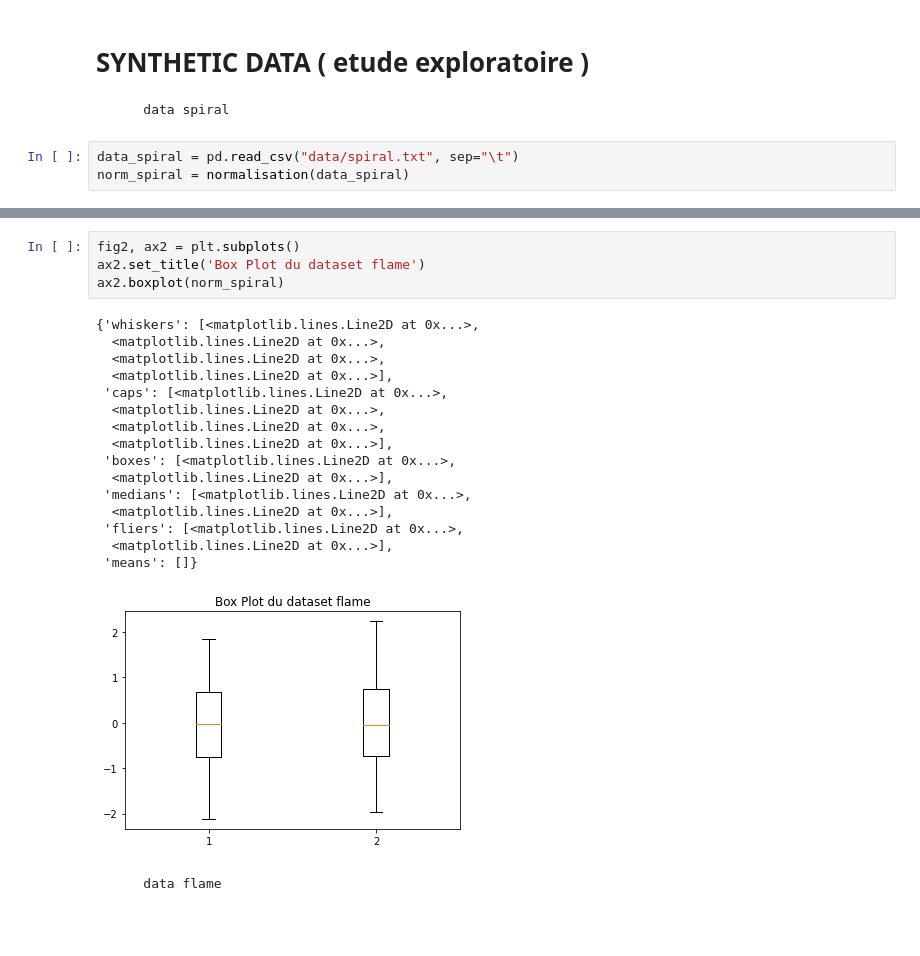
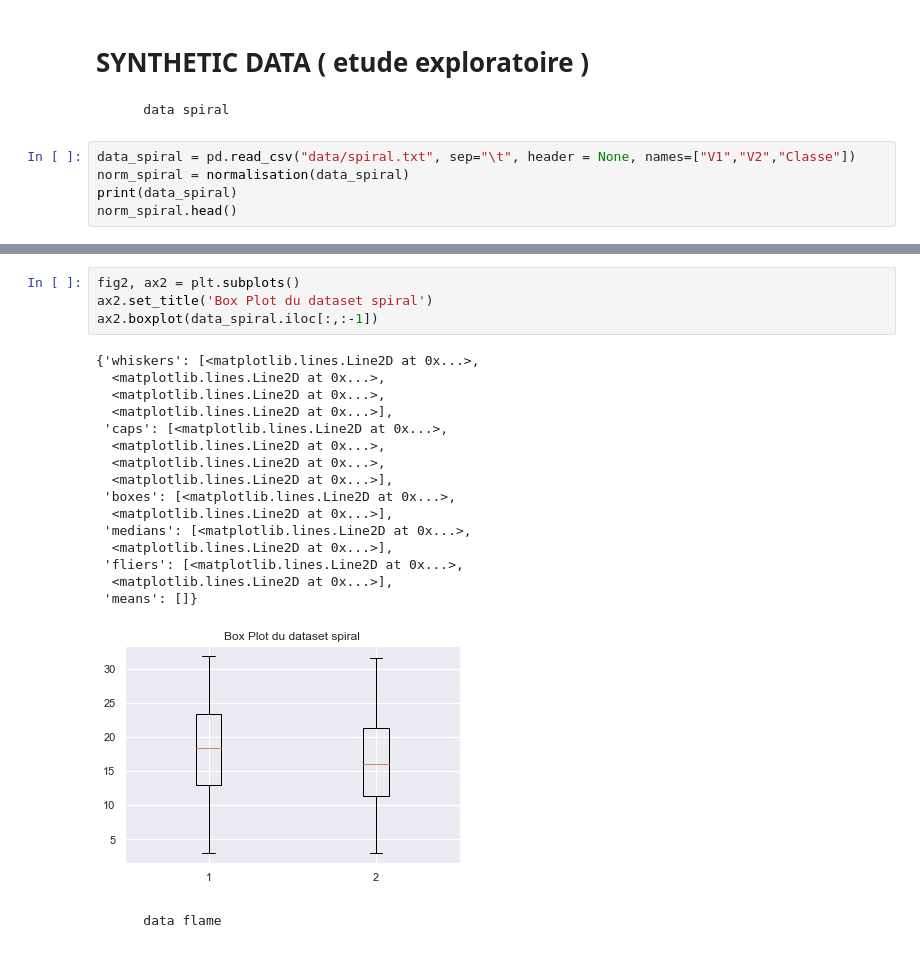
Before and after one commit to Gharbimohamed/Projet_data_science, a Jupyter notebook: Projetdata.ipynb, the cells around one changed output, grey strips where cells are left out. Drawn from its saved outputs; the diff is of its cells as text; blank space fills up the shorter version.

```diff
--- a/Projetdata.ipynb
+++ b/Projetdata.ipynb
@@ -168,5 +255,7 @@ def suppression(visa_df_enc):
 # SYNTHETIC DATA  ( etude exploratoire )
         data spiral
 # %%
-data_spiral = pd.read_csv("data/spiral.txt", sep="\t")
+data_spiral = pd.read_csv("data/spiral.txt", sep="\t", header = None, names=["V1","V2","Classe"])
 norm_spiral = normalisation(data_spiral)
+print(data_spiral)
+norm_spiral.head()
@@ -191,24 +307,24 @@ max     31.650000   31.650000
 # %%
 fig2, ax2 = plt.subplots()
-ax2.set_title('Box Plot du dataset flame')
-ax2.boxplot(norm_spiral)
+ax2.set_title('Box Plot du dataset spiral')
+ax2.boxplot(data_spiral.iloc[:,:-1])
 # %% [output]
 {'whiskers': [<matplotlib.lines.Line2D at 0x...>,
   <matplotlib.lines.Line2D at 0x...>,
   <matplotlib.lines.Line2D at 0x...>,
   <matplotlib.lines.Line2D at 0x...>],
  'caps': [<matplotlib.lines.Line2D at 0x...>,
   <matplotlib.lines.Line2D at 0x...>,
   <matplotlib.lines.Line2D at 0x...>,
   <matplotlib.lines.Line2D at 0x...>],
  'boxes': [<matplotlib.lines.Line2D at 0x...>,
   <matplotlib.lines.Line2D at 0x...>],
  'medians': [<matplotlib.lines.Line2D at 0x...>,
   <matplotlib.lines.Line2D at 0x...>],
  'fliers': [<matplotlib.lines.Line2D at 0x...>,
   <matplotlib.lines.Line2D at 0x...>],
  'means': []}
-[figure, old version]
+[figure, new version]
 # %% [markdown]
         data flame
 # %%
```
Also changed, not shown: parts of 72 cells of this notebook, 2 other files.
